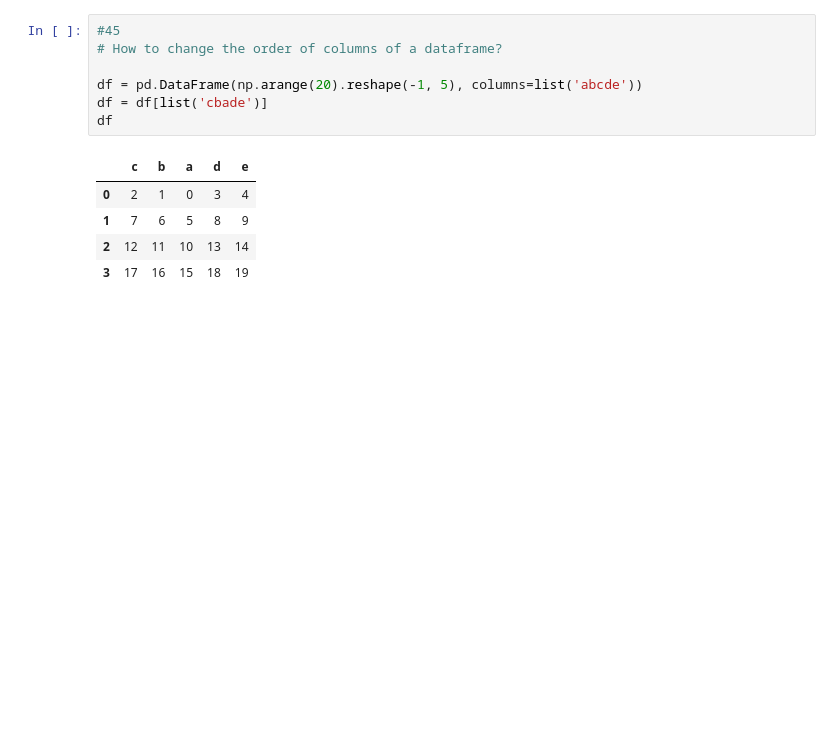
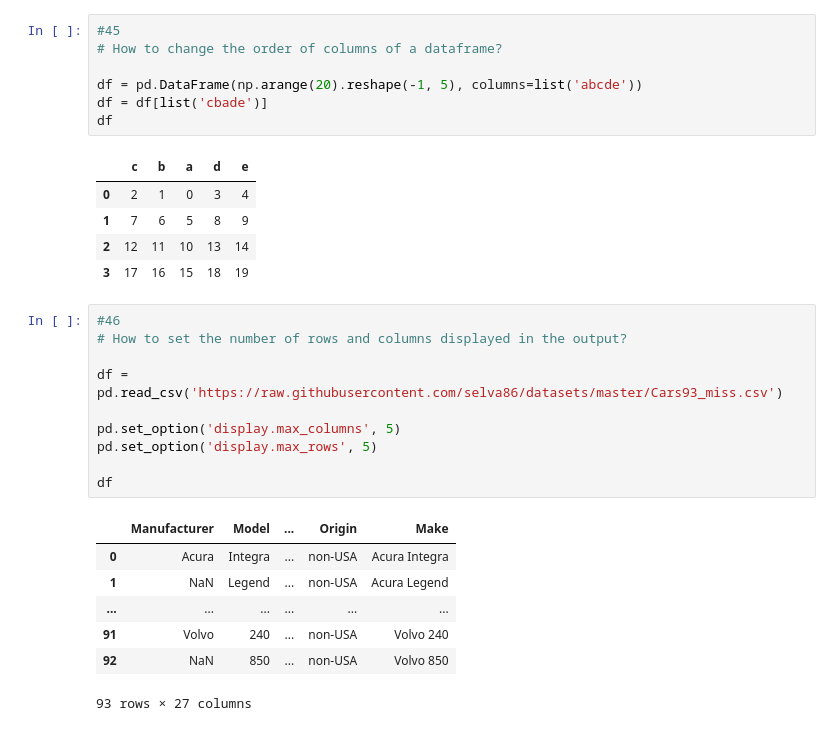
Before and after one commit to ian-james-johnson/numpy_pandas_visualization_exercises, a Jupyter notebook: 101_pandas_exercises.ipynb, the cells around one changed output. Cells and saved outputs as stored; diff of their text form; blank space fills up the shorter version.

```diff
--- a/101_pandas_exercises.ipynb
+++ b/101_pandas_exercises.ipynb
@@ -867,3 +867,21 @@ df
 | 1 | 7 | 6 | 5 | 8 | 9 |
 | 2 | 12 | 11 | 10 | 13 | 14 |
 | 3 | 17 | 16 | 15 | 18 | 19 |
+# %%
+#46
+# How to set the number of rows and columns displayed in the output?
+
+df = pd.read_csv('https://raw.githubusercontent.com/selva86/datasets/master/Cars93_miss.csv')
+
+pd.set_option('display.max_columns', 5)
+pd.set_option('display.max_rows', 5)
+
+df
+# %% [output]
+|  | Manufacturer | Model | ... | Origin | Make |
+| 0 | Acura | Integra | ... | non-USA | Acura Integra |
+| 1 | NaN | Legend | ... | non-USA | Acura Legend |
+| ... | ... | ... | ... | ... | ... |
+| 91 | Volvo | 240 | ... | non-USA | Volvo 240 |
+| 92 | NaN | 850 | ... | non-USA | Volvo 850 |
+93 rows × 27 columns
```
Also changed, not shown: parts of 2 cells of this notebook.
